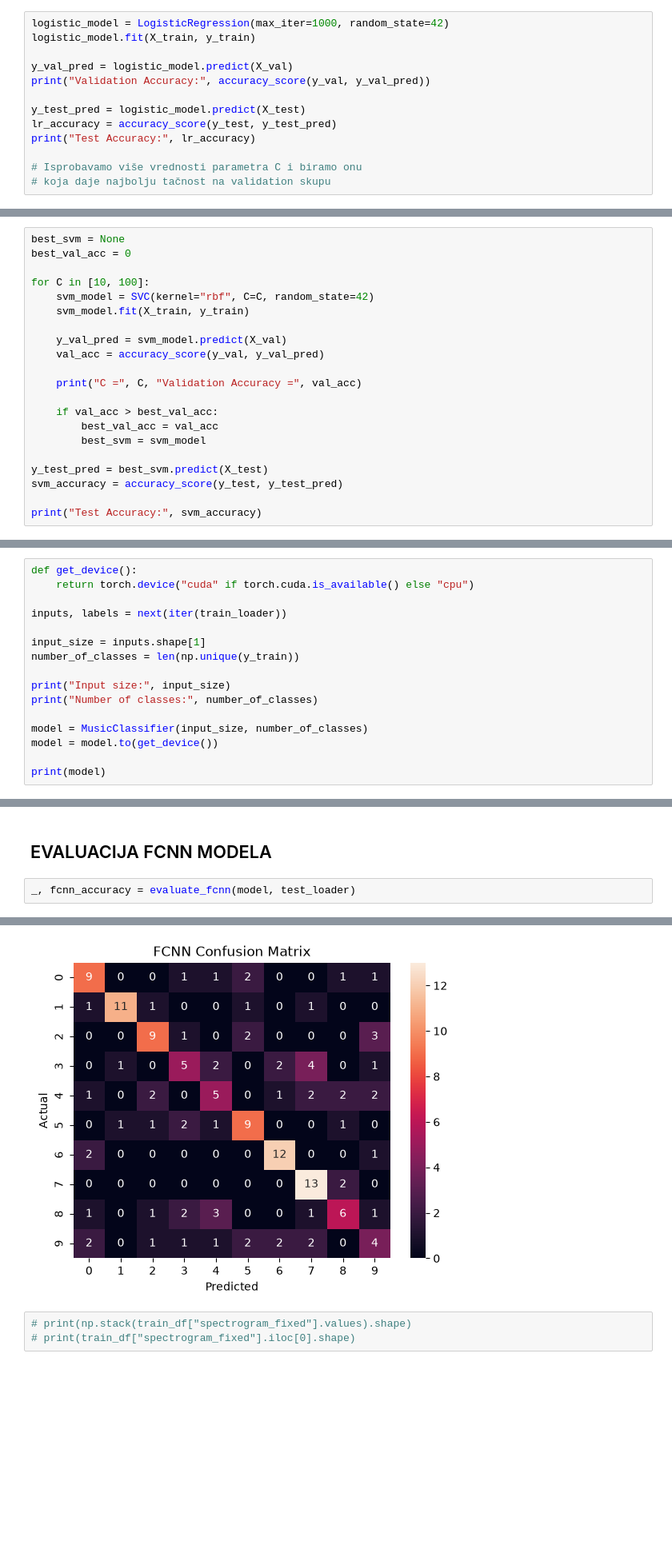
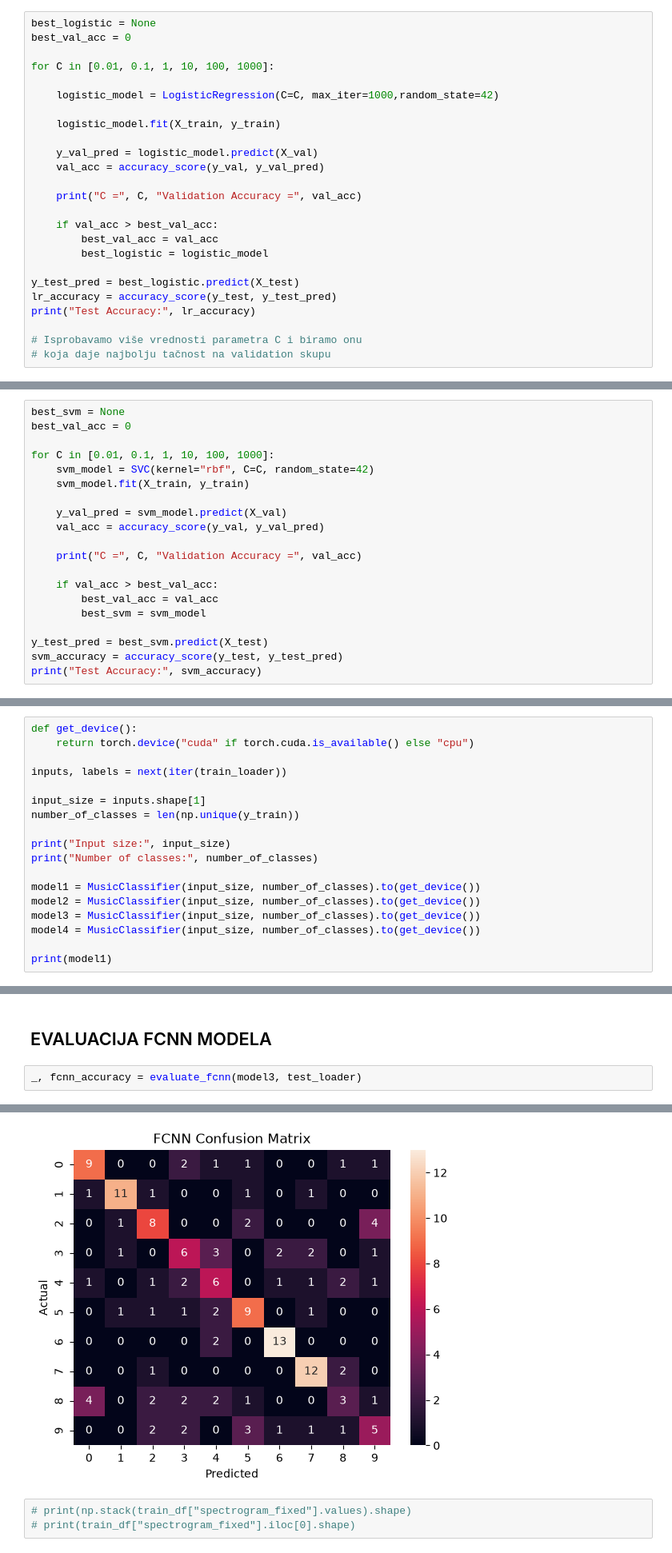
Before and after one commit to andrijaradojevic29-matf/music-genre-classification, a Jupyter notebook: konacan.ipynb, the cells around one changed output, grey strips where cells are left out. Shown at 80% size. Cells and saved outputs as stored; diff of their text form; blank space fills up the shorter version.

```diff
--- a/konacan.ipynb
+++ b/konacan.ipynb
@@ -273,13 +273,25 @@ Train: (699, 165504)
 Validation: (150, 165504)
 Test: (150, 165504)
 # %%
-logistic_model = LogisticRegression(max_iter=1000, random_state=42)
-logistic_model.fit(X_train, y_train)
+best_logistic = None
+best_val_acc = 0
 
-y_val_pred = logistic_model.predict(X_val)
-print("Validation Accuracy:", accuracy_score(y_val, y_val_pred))
+for C in [0.01, 0.1, 1, 10, 100, 1000]:
 
-y_test_pred = logistic_model.predict(X_test)
+    logistic_model = LogisticRegression(C=C, max_iter=1000,random_state=42)
+
+    logistic_model.fit(X_train, y_train)
+
+    y_val_pred = logistic_model.predict(X_val)
+    val_acc = accuracy_score(y_val, y_val_pred)
+
+    print("C =", C, "Validation Accuracy =", val_acc)
+
+    if val_acc > best_val_acc:
+        best_val_acc = val_acc
+        best_logistic = logistic_model
+
+y_test_pred = best_logistic.predict(X_test)
 lr_accuracy = accuracy_score(y_test, y_test_pred)
 print("Test Accuracy:", lr_accuracy)
 
@@ -294,7 +311,7 @@ Test Accuracy: 0.4866666666666667
 best_svm = None
 best_val_acc = 0
 
-for C in [10, 100]:
+for C in [0.01, 0.1, 1, 10, 100, 1000]:
     svm_model = SVC(kernel="rbf", C=C, random_state=42)
     svm_model.fit(X_train, y_train)
 
@@ -309,6 +326,5 @@ for C in [10, 100]:
 
 y_test_pred = best_svm.predict(X_test)
 svm_accuracy = accuracy_score(y_test, y_test_pred)
-
 print("Test Accuracy:", svm_accuracy)
 # %% [output]
@@ -406,10 +426,12 @@ number_of_classes = len(np.unique(y_train))
 print("Input size:", input_size)
 print("Number of classes:", number_of_classes)
 
-model = MusicClassifier(input_size, number_of_classes)
-model = model.to(get_device())
+model1 = MusicClassifier(input_size, number_of_classes).to(get_device())
+model2 = MusicClassifier(input_size, number_of_classes).to(get_device())
+model3 = MusicClassifier(input_size, number_of_classes).to(get_device())
+model4 = MusicClassifier(input_size, number_of_classes).to(get_device())
 
-print(model)
+print(model1)
 # %% [output]
 Input size: 165504
 Number of classes: 10
@@ -667,6 +734,6 @@ plot_metrics(metrics)
 # %% [markdown]
 ## EVALUACIJA FCNN MODELA
 # %%
-_, fcnn_accuracy = evaluate_fcnn(model, test_loader)
+_, fcnn_accuracy = evaluate_fcnn(model3, test_loader)
 # %% [output]
 FCNN Test Results:
@@ -677,4 +744,4 @@ F1 Score:  0.5439
-[figure, old version]
+[figure, new version]
 # %%
 # print(np.stack(train_df["spectrogram_fixed"].values).shape)
 # print(train_df["spectrogram_fixed"].iloc[0].shape)
```
Also changed, not shown: parts of 26 cells of this notebook.
